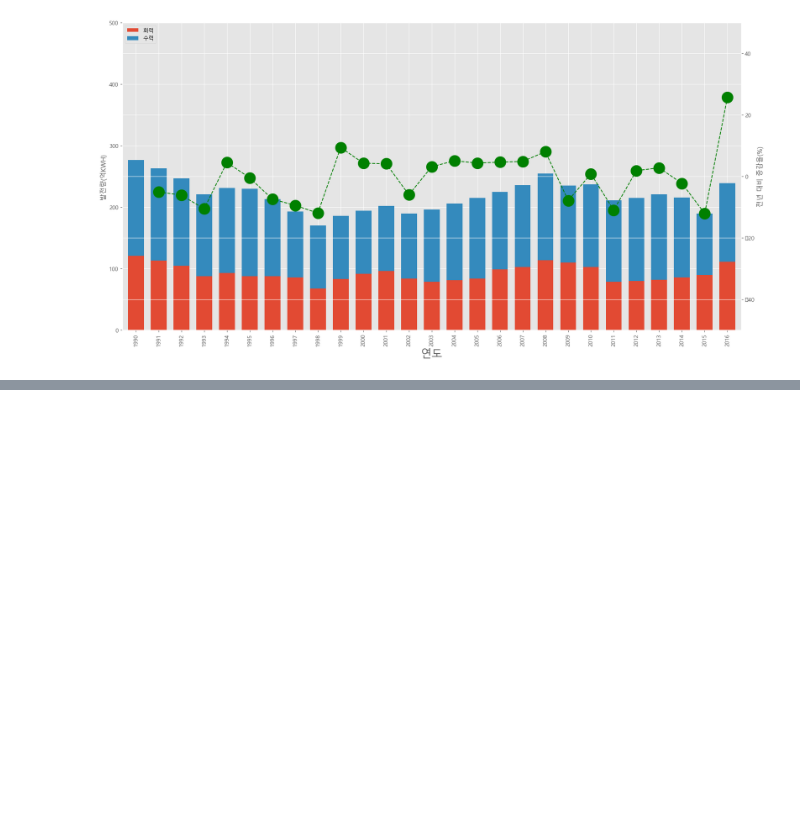
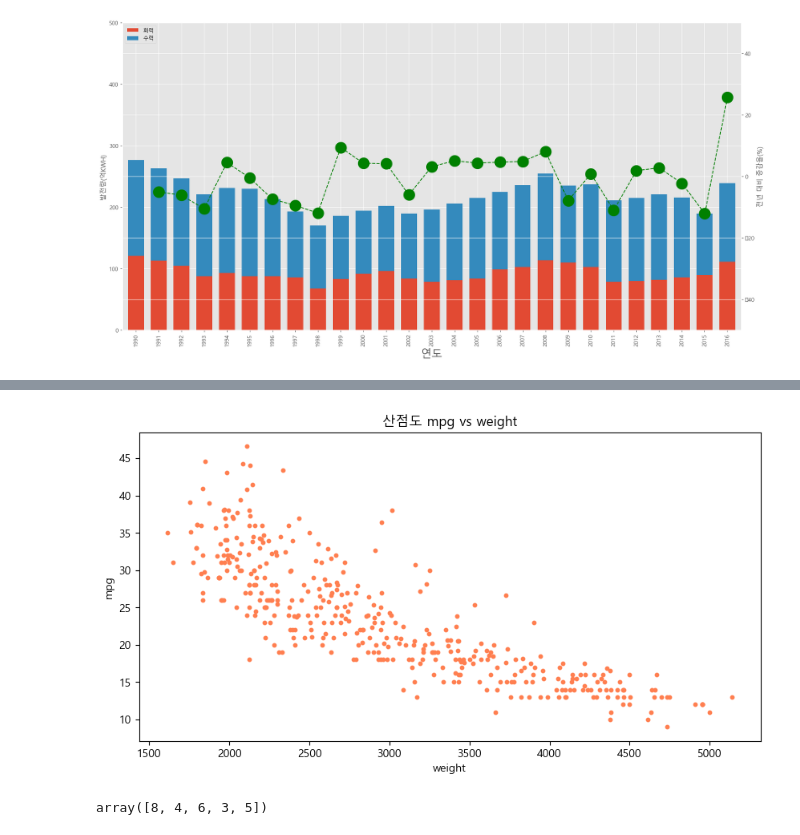
Before and after one commit to bidulgirin/data_analysis, a Jupyter notebook: 5.matplotlib_예제 .ipynb, the cells around one changed output, grey strips where cells are left out. Cells and saved outputs as stored; diff of their text form; code cells hidden in the pictures; blank space fills up the shorter version.

```diff
--- a/5.matplotlib_예제 .ipynb
+++ b/5.matplotlib_예제 .ipynb
@@ -608,0 +611,2 @@ plt.show()
+# %%
+df = pd.read_csv("./data/auto-mpg.csv", header = None, names = ["mpg", "cylinders","displacement","horsepower","weight","acceleration","model_year","origin","name"])
@@ -608,0 +622,14 @@ plt.show()
+# %%
+# 연비(mpg)와 차중(weight) 열에 대한 산점도
+df.plot(
+    kind ="scatter",
+    x = "weight",
+    y = "mpg",
+    c = "coral",
+    s = 10,
+    figsize = (10,5)
+)
+plt.title("산점도 mpg vs weight")
+plt.show()
+# %% [output]
+[figure, added]
@@ -608,0 +638,6 @@ plt.show()
+# %%
+df["cylinders"].unique() # 이산형데이터의 고유값을 찍어보자
+# 값이 거기서 거기라 표에는 잘 표현이 안됨!
+# 정규화를 진행해야한다~
+# %% [output]
+array([8, 4, 6, 3, 5])
```
Also changed, not shown: parts of 9 cells of this notebook, 15 other files.
